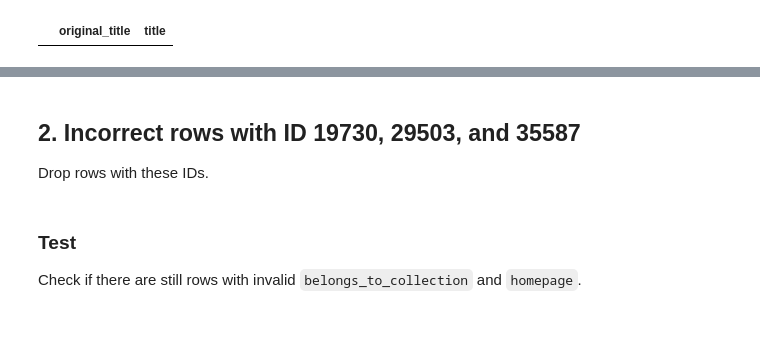
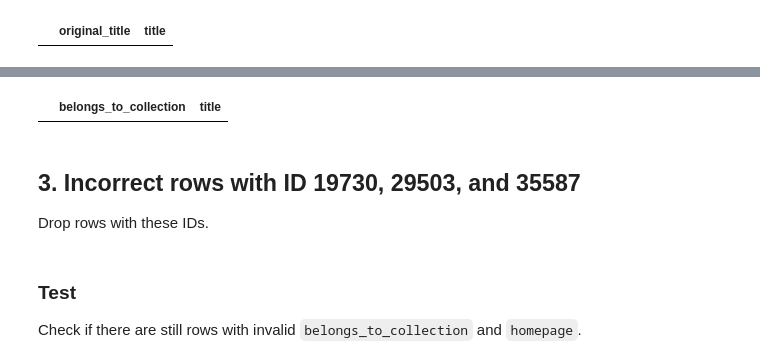
Before and after one commit to jaycode/cd233-project-dataset, a Jupyter notebook: cleanup.ipynb, the cells around one changed output, grey strips where cells are left out. Drawn from its saved outputs; the diff is of its cells as text; code cells hidden in the pictures; blank space fills up the shorter version.

```diff
--- a/cleanup.ipynb
+++ b/cleanup.ipynb
@@ -588,5 +659,11 @@ dfc[dfc['original_title'].str.contains(r'{', regex=True)][['original_title', 'ti
+# %%
+# Check if values of rows that were previously floating numbers no longer existed (should return 0 rows)
+float_mask = ~dfc['belongs_to_collection'].isna() & dfc['belongs_to_collection'].apply(lambda x: isinstance(x, float))
+dfc.loc[float_mask][['belongs_to_collection', 'title']]
+# %% [output]
+|  | belongs_to_collection | title |
 # %% [markdown]
-## 2. Incorrect rows with ID 19730, 29503, and 35587
+## 3. Incorrect rows with ID 19730, 29503, and 35587
 
 Drop rows with these IDs.
 # %%
```
Also changed, not shown: parts of 19 cells of this notebook, 3 other files.
